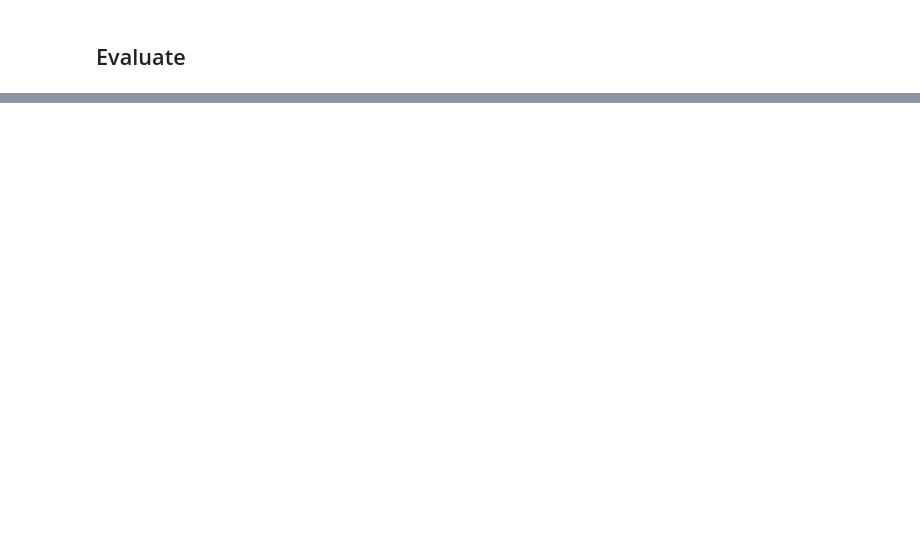
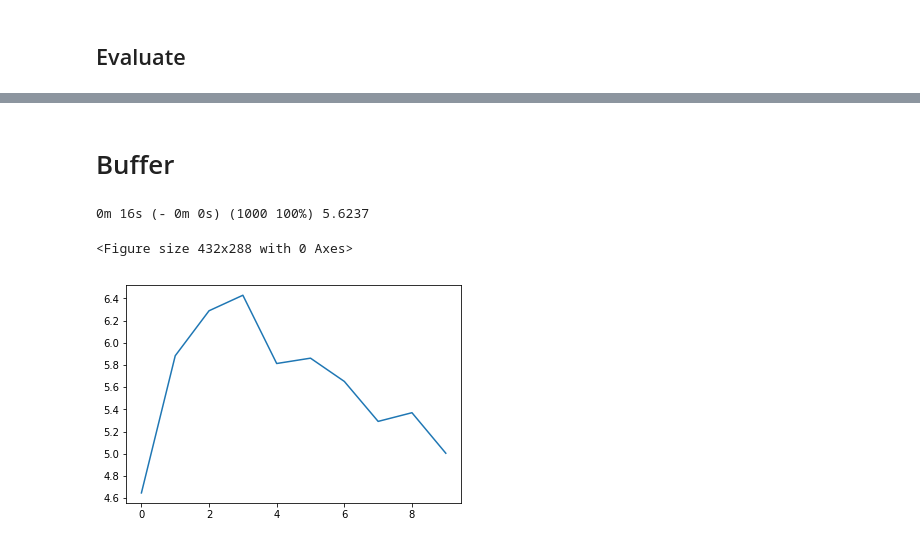
Before and after one commit to thammegowda/mt-box, a Jupyter notebook: nmt/notes/seq2seq-pytorch.ipynb, the cells around one changed output, grey strips where cells are left out. Cells and saved outputs as stored; diff of their text form; code cells hidden in the pictures; blank space fills up the shorter version.

```diff
--- a/nmt/notes/seq2seq-pytorch.ipynb
+++ b/nmt/notes/seq2seq-pytorch.ipynb
@@ -393,0 +405,15 @@ evaluateRandomly(encoder1, decoder1)
+# %% [markdown]
+# Buffer
+# %%
+i, o = variablesFromPair(pairs[1000])
+# %%
+# Run the trainer
+
+hidden_size = 256
+enc = EncoderRNN(input_lang, hidden_size)
+dec = DecoderRNN(hidden_size, output_lang)
+
+
+if use_cuda:
+    enc = enc.cuda()
+    dec = dec.cuda()
@@ -393,0 +488,7 @@ evaluateRandomly(encoder1, decoder1)
+# %%
+trainer = Trainer(enc, dec)
+trainer.train(1000, pairs)
+# %% [output]
+0m 16s (- 0m 0s) (1000 100%) 5.6237
+<Figure size 432x288 with 0 Axes>
+[figure, added]
```
Also changed, not shown: parts of 20 cells of this notebook.
